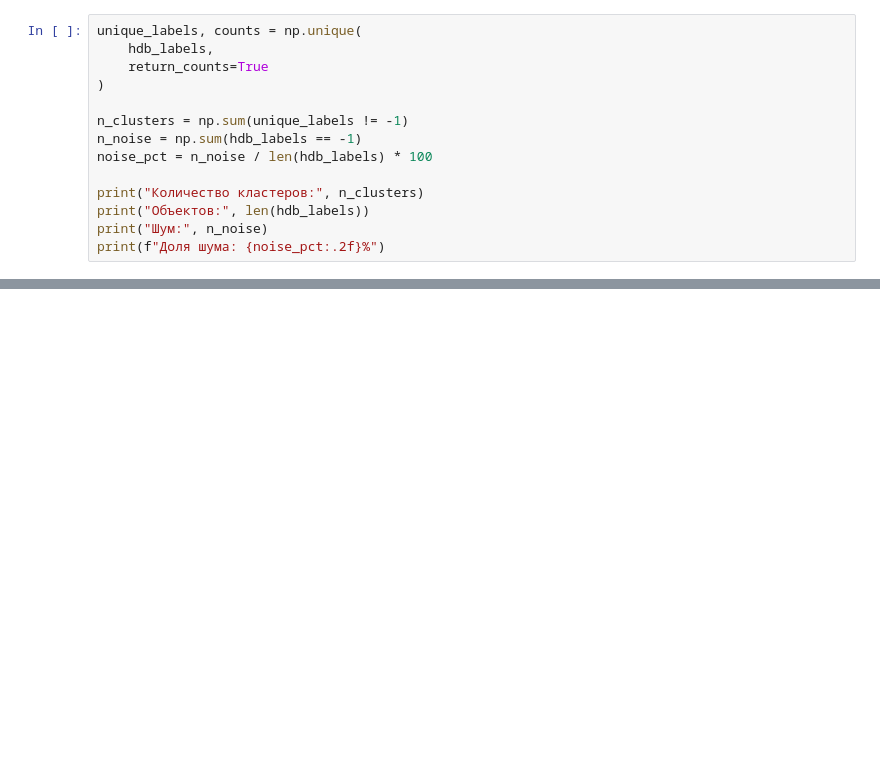
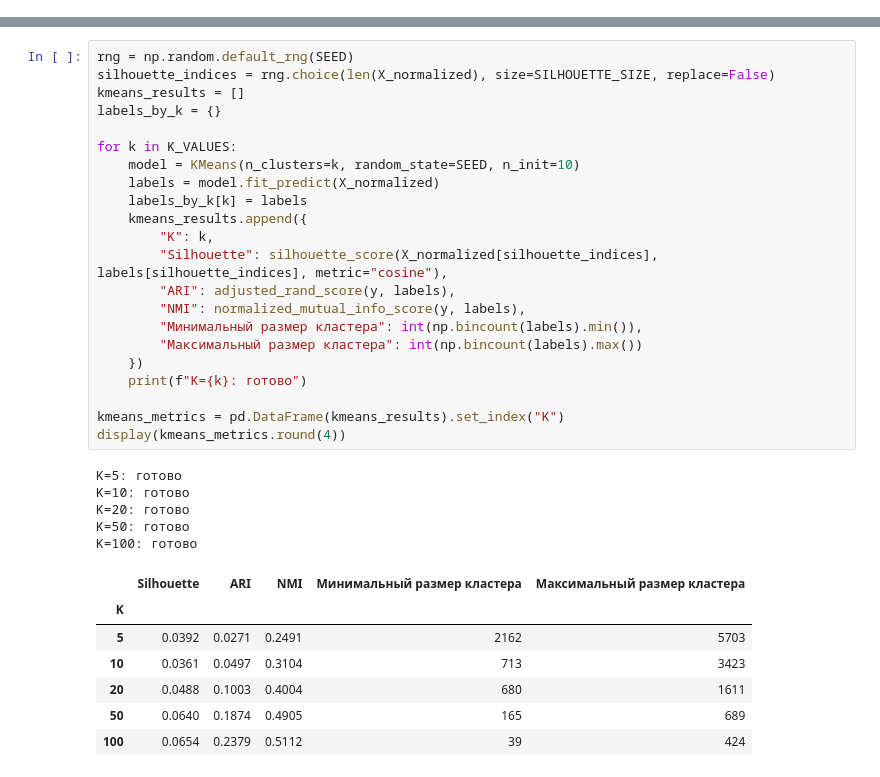
Before and after one commit to BogdanDelektorskiy/Course_work_community_detection, a Jupyter notebook: notebooks/04_clustering.ipynb, the cells around one changed output, grey strips where cells are left out. Cells and saved outputs as stored; diff of their text form; blank space fills up the shorter version.

```diff
--- a/notebooks/04_clustering.ipynb
+++ b/notebooks/04_clustering.ipynb
@@ -1177,14 +0,0 @@ print("Кластеризация завершена")
-# %%
-unique_labels, counts = np.unique(
-    hdb_labels,
-    return_counts=True
-)
-
-n_clusters = np.sum(unique_labels != -1)
-n_noise = np.sum(hdb_labels == -1)
-noise_pct = n_noise / len(hdb_labels) * 100
-
-print("Количество кластеров:", n_clusters)
-print("Объектов:", len(hdb_labels))
-print("Шум:", n_noise)
-print(f"Доля шума: {noise_pct:.2f}%")
@@ -1247,0 +153,35 @@ Name: count, dtype: int64
+# %%
+rng = np.random.default_rng(SEED)
+silhouette_indices = rng.choice(len(X_normalized), size=SILHOUETTE_SIZE, replace=False)
+kmeans_results = []
+labels_by_k = {}
+
+for k in K_VALUES:
+    model = KMeans(n_clusters=k, random_state=SEED, n_init=10)
+    labels = model.fit_predict(X_normalized)
+    labels_by_k[k] = labels
+    kmeans_results.append({
+        "K": k,
+        "Silhouette": silhouette_score(X_normalized[silhouette_indices], labels[silhouette_indices], metric="cosine"),
+        "ARI": adjusted_rand_score(y, labels),
+        "NMI": normalized_mutual_info_score(y, labels),
+        "Минимальный размер кластера": int(np.bincount(labels).min()),
+        "Максимальный размер кластера": int(np.bincount(labels).max())
+    })
+    print(f"K={k}: готово")
+
+kmeans_metrics = pd.DataFrame(kmeans_results).set_index("K")
+display(kmeans_metrics.round(4))
+# %% [output]
+K=5: готово
+K=10: готово
+K=20: готово
+K=50: готово
+K=100: готово
+|  | Silhouette | ARI | NMI | Минимальный размер кластера | Максимальный размер кластера |
+| K |  |  |  |  |  |
+| 5 | 0.0392 | 0.0271 | 0.2491 | 2162 | 5703 |
+| 10 | 0.0361 | 0.0497 | 0.3104 | 713 | 3423 |
+| 20 | 0.0488 | 0.1003 | 0.4004 | 680 | 1611 |
+| 50 | 0.0640 | 0.1874 | 0.4905 | 165 | 689 |
+| 100 | 0.0654 | 0.2379 | 0.5112 | 39 | 424 |
```
Also changed, not shown: parts of 59 cells of this notebook.
